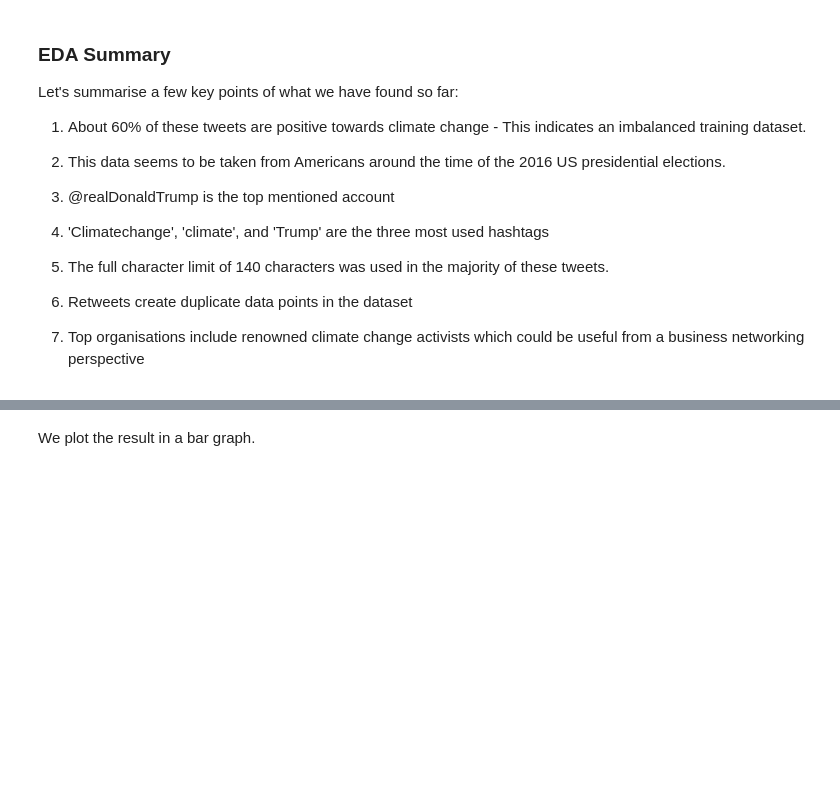
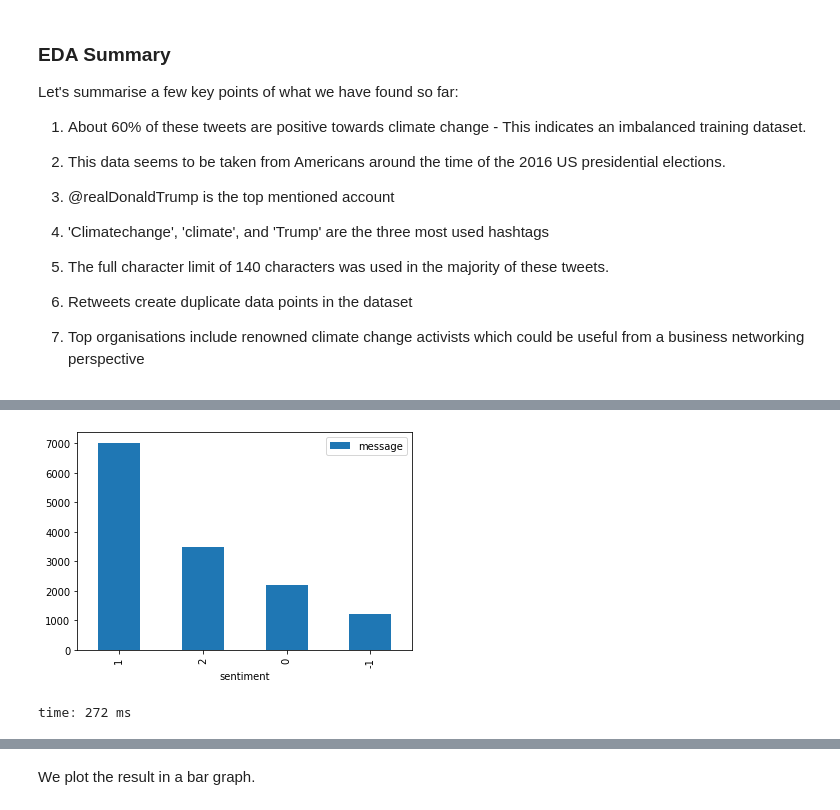
Before and after one commit to jonnybegreat/Climate-Change-Sentiment-Analysis, a Jupyter notebook: Team-6-Classification-Notebook-Version-2.ipynb, the cells around one changed output, grey strips where cells are left out. Drawn from its saved outputs; the diff is of its cells as text; code cells hidden in the pictures; blank space fills up the shorter version.

```diff
--- a/Team-6-Classification-Notebook-Version-2.ipynb
+++ b/Team-6-Classification-Notebook-Version-2.ipynb
@@ -1022,0 +1255,10 @@ print('Downsamplng class size:', class_size_down)
+# %%
+# plot by sentimental classes
+sentiment_class_count = df_with_metadata[['sentiment',
+                                          'message']].groupby('sentiment').count()
+
+sentiment_class_count.sort_values('message', ascending=False).plot(kind='bar')
+plt.show()
+# %% [output]
+[figure, added]
+time: 272 ms
```
Also changed, not shown: parts of 144 cells of this notebook.
